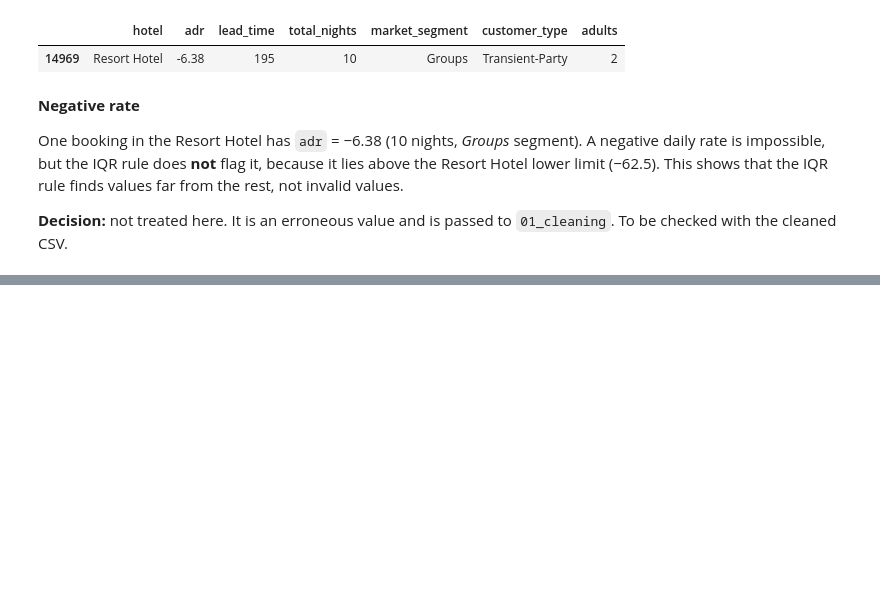
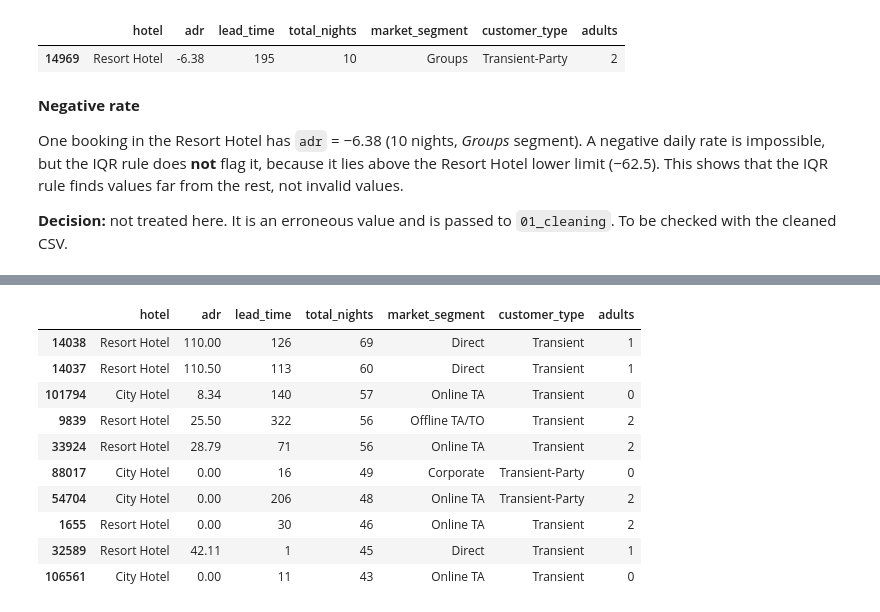
Before and after one commit to martinmon19/Assignment-MACHINE-LEARNING, a Jupyter notebook: notebooks/02_outliers.ipynb, the cells around one changed output, grey strips where cells are left out. Cells and saved outputs as stored; diff of their text form; code cells hidden in the pictures; blank space fills up the shorter version.

```diff
--- a/notebooks/02_outliers.ipynb
+++ b/notebooks/02_outliers.ipynb
@@ -407,0 +538,14 @@ To be checked with the cleaned CSV.
+# %%
+df.nlargest(10, "total_nights")[context_columns]
+# %% [output]
+|  | hotel | adr | lead_time | total_nights | market_segment | customer_type | adults |
+| 14038 | Resort Hotel | 110.00 | 126 | 69 | Direct | Transient | 1 |
+| 14037 | Resort Hotel | 110.50 | 113 | 60 | Direct | Transient | 1 |
+| 101794 | City Hotel | 8.34 | 140 | 57 | Online TA | Transient | 0 |
+| 9839 | Resort Hotel | 25.50 | 322 | 56 | Offline TA/TO | Transient | 2 |
+| 33924 | Resort Hotel | 28.79 | 71 | 56 | Online TA | Transient | 2 |
+| 88017 | City Hotel | 0.00 | 16 | 49 | Corporate | Transient-Party | 0 |
+| 54704 | City Hotel | 0.00 | 206 | 48 | Online TA | Transient-Party | 2 |
+| 1655 | Resort Hotel | 0.00 | 30 | 46 | Online TA | Transient | 2 |
+| 32589 | Resort Hotel | 42.11 | 1 | 45 | Direct | Transient | 1 |
+| 106561 | City Hotel | 0.00 | 11 | 43 | Online TA | Transient | 0 |
```
Also changed, not shown: parts of 16 cells of this notebook.
